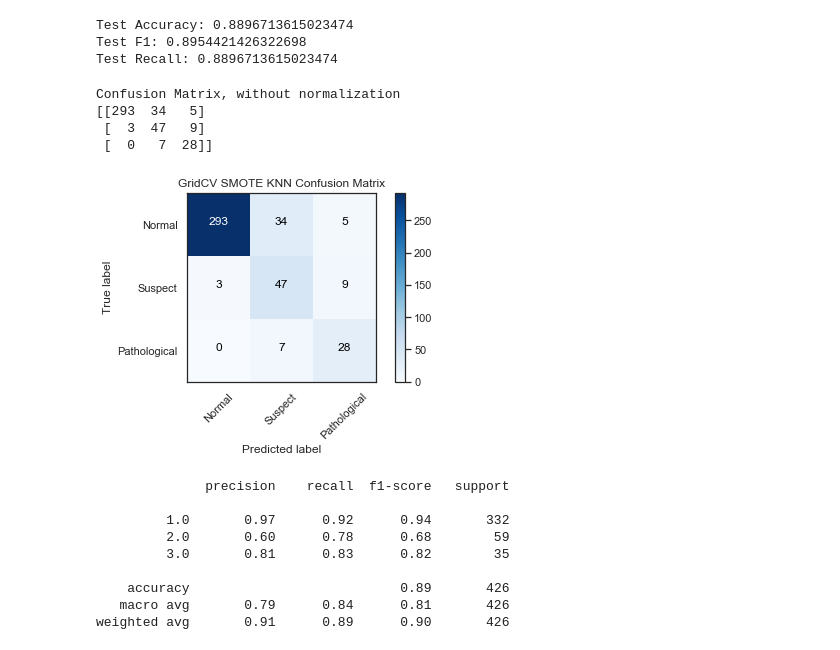
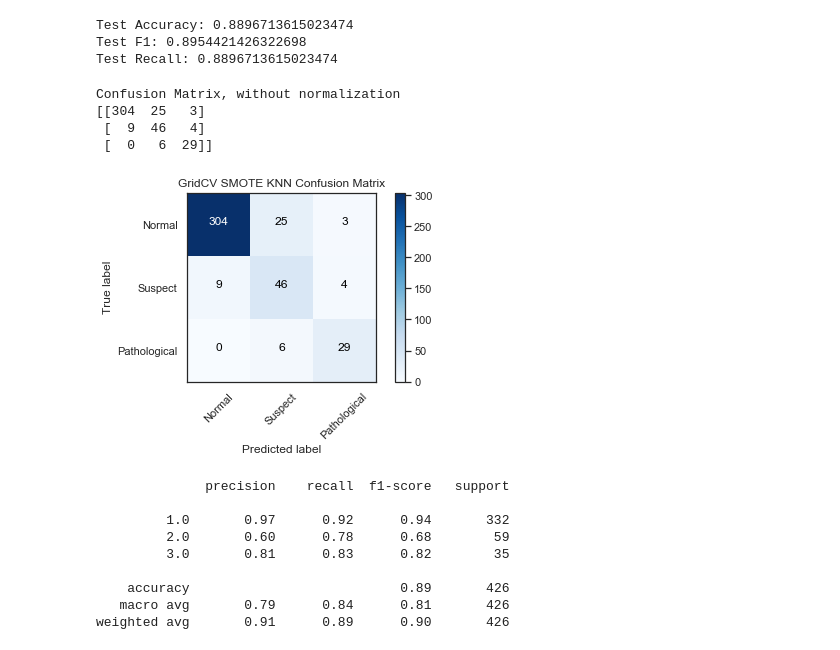
Before and after one commit to JVasquez5/IBM-Machine-Learning-Professional-Certificate, a Jupyter notebook: Module_3/fetal_health.ipynb, the cells around one changed output. Cells and saved outputs as stored; diff of their text form; code cells hidden in the pictures.

```diff
--- a/Module_3/fetal_health.ipynb
+++ b/Module_3/fetal_health.ipynb
@@ -510,14 +512,14 @@ Test F1: 0.8954421426322698
 Test Recall: 0.8896713615023474
 # %%
 cm_knn_smote_cv=metrics.confusion_matrix(y_test,GridSearchCV_knn_preds)
-plot_confusion_matrix(cm_lr_smote_cv, classes=['Normal', 'Suspect', 'Pathological'],
+plot_confusion_matrix(cm_knn_smote_cv, classes=['Normal', 'Suspect', 'Pathological'],
                       title='GridCV SMOTE KNN Confusion Matrix')
 # %% [output]
 Confusion Matrix, without normalization
-[[293  34   5]
- [  3  47   9]
- [  0   7  28]]
+[[304  25   3]
+ [  9  46   4]
+ [  0   6  29]]
-[figure, old version]
+[figure, new version]
 # %%
 print(classification_report(y_test, GridSearchCV_knn_preds))
 # %% [output]
```
Also changed, not shown: parts of 10 cells of this notebook.
